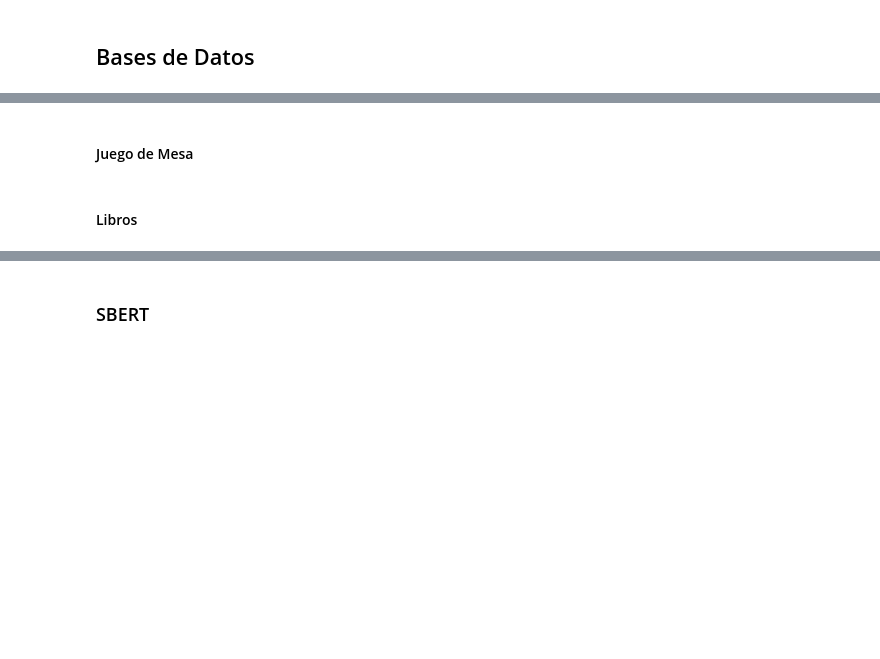
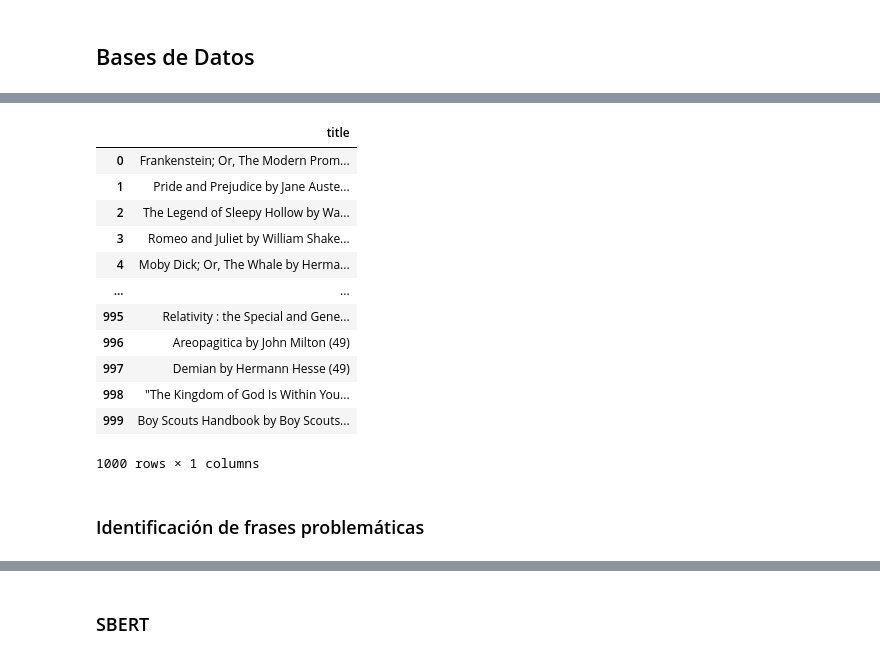
Before and after one commit to Prompt-Sopa/TUIA_NLP_ALSOP, a Jupyter notebook: TP1/Codigo_Alsop_Hachen.ipynb, the cells around one changed output, grey strips where cells are left out. Saved outputs shown, nothing was run; the diff lists cells and outputs as text; code cells hidden in the pictures; blank space fills up the shorter version.

```diff
--- a/TP1/Codigo_Alsop_Hachen.ipynb
+++ b/TP1/Codigo_Alsop_Hachen.ipynb
@@ -497,11 +115,0 @@ else:
-# %%
-"""
-# Realizamos el embedding de BERT para cada descripción
-db_books['tensor'] = db_books['Description'].apply(lambda x: model2.encode(x, convert_to_tensor=True))
-
-# Convertir la columna de tensores a listas
-#db_books['tensor'] = db_books['tensor'].apply(lambda x: [float(val) for val in x])
-
-# Exportar a JSON
-#db_books.to_json('folder/subfolder/db_books.json', orient='records', lines=True)
-"""
@@ -534,2 +115,0 @@ db_films['tensor'] = db_films['tensor'].apply(lambda x: torch.tensor(x))
-# %% [markdown]
-#### Juego de Mesa
@@ -539,5 +116,32 @@ db_boardgames['tensor'] = db_boardgames['tensor'].apply(lambda x: torch.tensor(x
-# %% [markdown]
-#### Libros
-# %%
-db_books = pd.read_json('/content/db_books.json', orient='records', lines=True)
-db_books['tensor'] = db_books['tensor'].apply(lambda x: torch.tensor(x))
+# %%
+url = 'https://www.gutenberg.org/browse/scores/top1000.php#books-last1'
+response = requests.get(url)
+
+if response.status_code == 200:
+
+    soup = BeautifulSoup(response.text, 'html.parser')
+    books_list = soup.select('body > div.container > div > ol:nth-child(6) > li > a')
+
+    books = [book.text for book in books_list]
+
+    db_books = pd.DataFrame({'title': books})
+else:
+    print(f"Error al acceder a la página. Código de estado: {response.status_code}")
+
+db_books
+# %% [output]
+|  | title |
+| 0 | Frankenstein; Or, The Modern Prom... |
+| 1 | Pride and Prejudice by Jane Auste... |
+| 2 | The Legend of Sleepy Hollow by Wa... |
+| 3 | Romeo and Juliet by William Shake... |
+| 4 | Moby Dick; Or, The Whale by Herma... |
+| ... | ... |
+| 995 | Relativity : the Special and Gene... |
+| 996 | Areopagitica by John Milton (49) |
+| 997 | Demian by Hermann Hesse (49) |
+| 998 | "The Kingdom of God Is Within You... |
+| 999 | Boy Scouts Handbook by Boy Scouts... |
+1000 rows × 1 columns
+# %% [markdown]
+### Identificación de frases problemáticas
```
Also changed, not shown: parts of 65 cells of this notebook, 1 other file.
